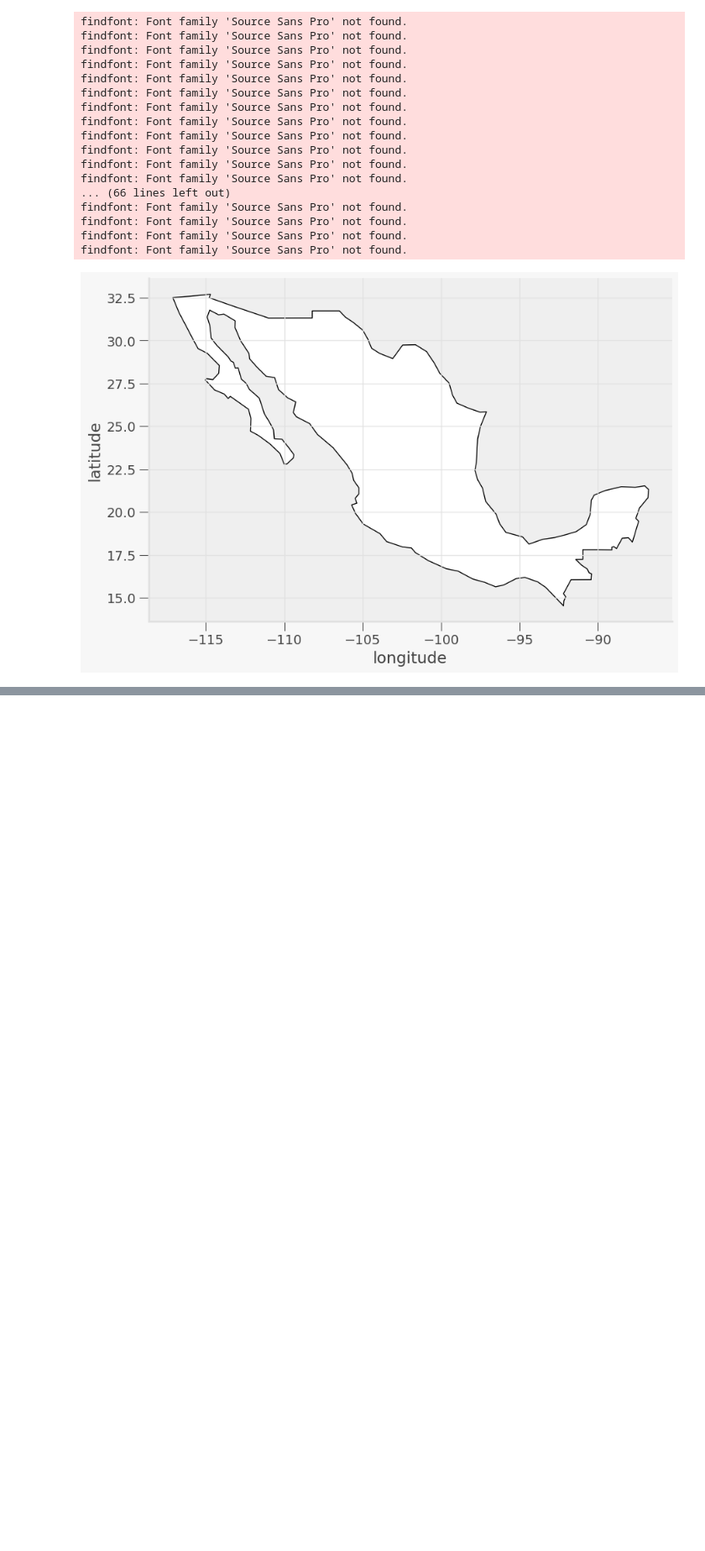
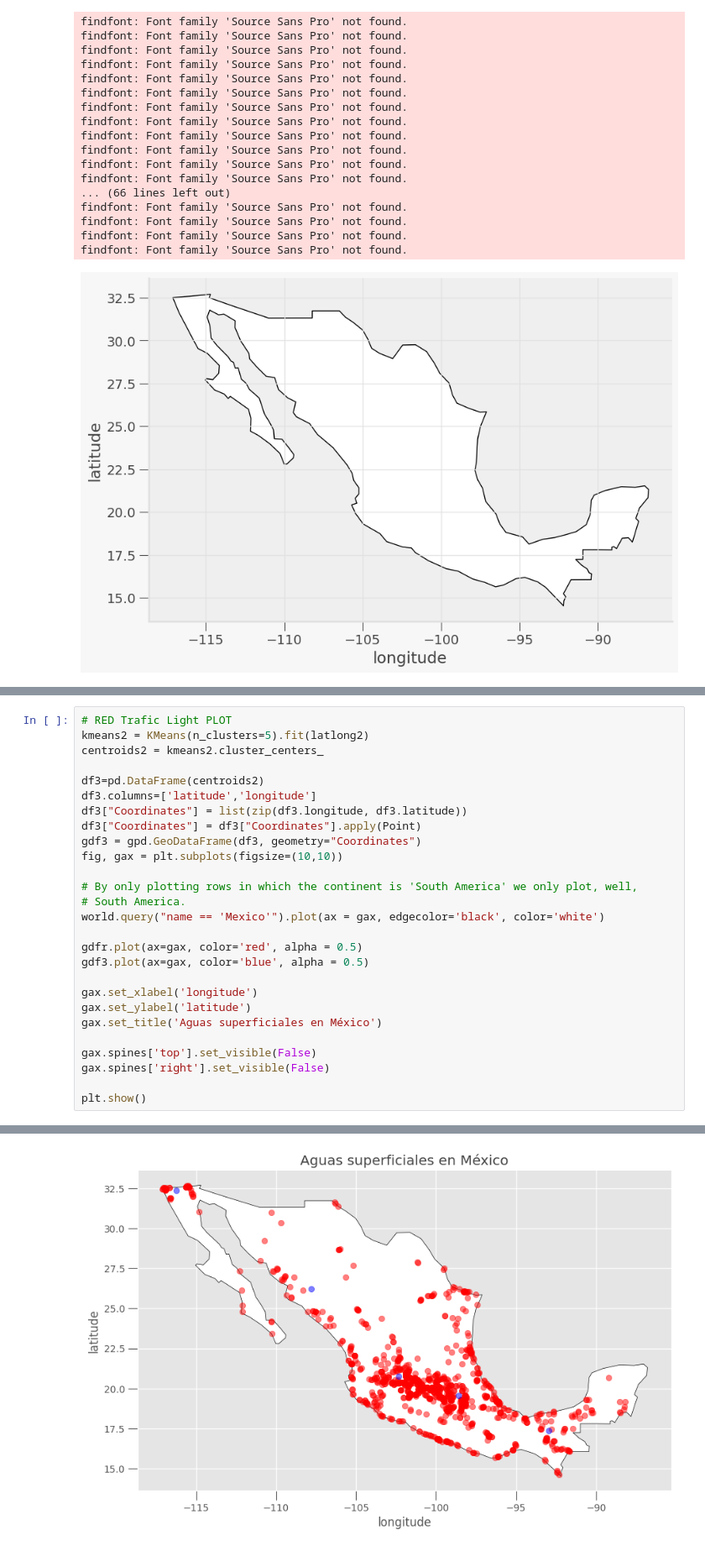
Before and after one commit to PosgradoMNA/actividades-del-projecto-equipo_38, a Jupyter notebook: Reto 1/Reto 1.ipynb, the cells around one changed output, grey strips where cells are left out. Shown at 84% size. Saved outputs shown, nothing was run; the diff lists cells and outputs as text; blank space fills up the shorter version.

```diff
--- a/Reto 1/Reto 1.ipynb
+++ b/Reto 1/Reto 1.ipynb
@@ -463,0 +562,28 @@ findfont: Font family 'Source Sans Pro' not found.
+# %%
+# RED Trafic Light PLOT
+kmeans2 = KMeans(n_clusters=5).fit(latlong2)
+centroids2 = kmeans2.cluster_centers_
+
+df3=pd.DataFrame(centroids2)
+df3.columns=['latitude','longitude']
+df3["Coordinates"] = list(zip(df3.longitude, df3.latitude))
+df3["Coordinates"] = df3["Coordinates"].apply(Point)
+gdf3 = gpd.GeoDataFrame(df3, geometry="Coordinates")
+fig, gax = plt.subplots(figsize=(10,10))
+
+# By only plotting rows in which the continent is 'South America' we only plot, well,
+# South America.
+world.query("name == 'Mexico'").plot(ax = gax, edgecolor='black', color='white')
+
+gdfr.plot(ax=gax, color='red', alpha = 0.5)
+gdf3.plot(ax=gax, color='blue', alpha = 0.5)
+
+gax.set_xlabel('longitude')
+gax.set_ylabel('latitude')
+gax.set_title('Aguas superficiales en México')
+
+gax.spines['top'].set_visible(False)
+gax.spines['right'].set_visible(False)
+
+plt.show()
+# %% [output]
@@ -463,0 +607 @@ findfont: Font family 'Source Sans Pro' not found.
+[figure, added]
```
Also changed, not shown: parts of 17 cells of this notebook, 7 other files.
